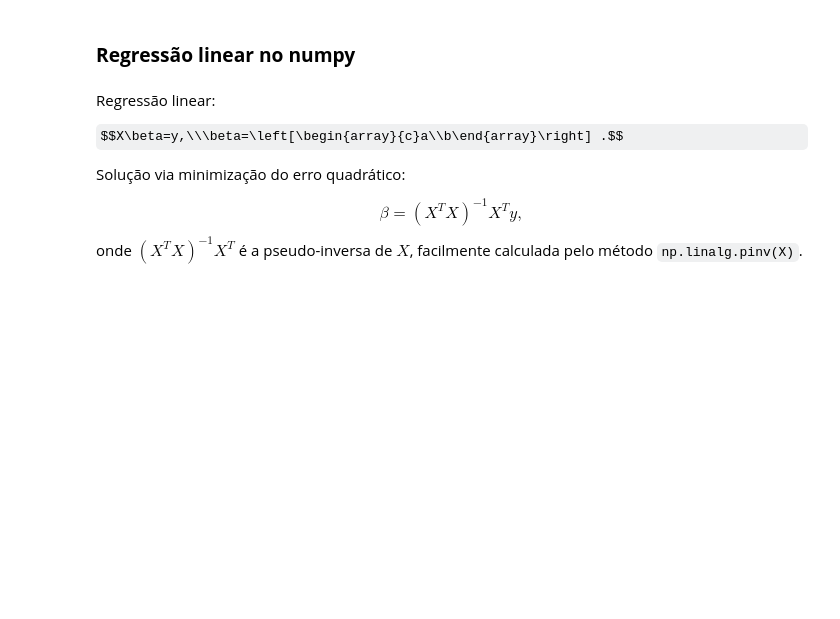
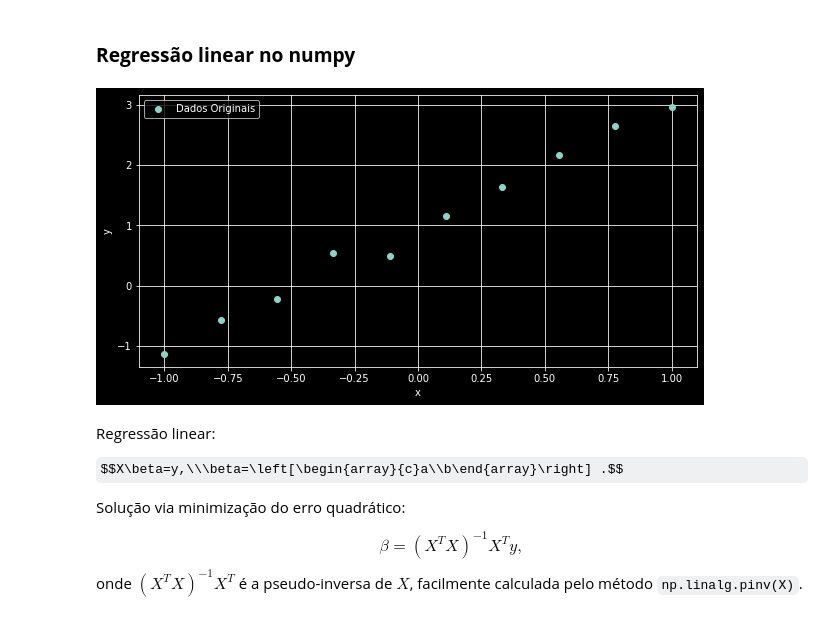
Before and after one commit to odcolares/CientistaDeDados, a Jupyter notebook: [IGTI]_Bootcamp_Módulo_2NV.ipynb, the cells around one changed output. Saved outputs shown, nothing was run; the diff lists cells and outputs as text; code cells hidden in the pictures; some formulas as TeX source; blank space fills up the shorter version.

```diff
--- a/[IGTI]_Bootcamp_Módulo_2NV.ipynb
+++ b/[IGTI]_Bootcamp_Módulo_2NV.ipynb
@@ -538,12 +574,14 @@ y = [-1.13956201, -0.57177999, -0.21697033, 0.5425699, 0.49406657,
 # %%
 # plot dos dados
 plt.figure(figsize=(10, 5))
-plt.plot(x, y, 'o', label='dados originais')
+plt.plot(x, y, 'o', label='Dados Originais')
 plt.legend()
 plt.xlabel("x")
 plt.ylabel("y")
 plt.grid()
 plt.show()
+# %% [output]
+[figure, added]
 # %% [markdown]
 Regressão linear:
 
```
Also changed, not shown: parts of 9 cells of this notebook.
